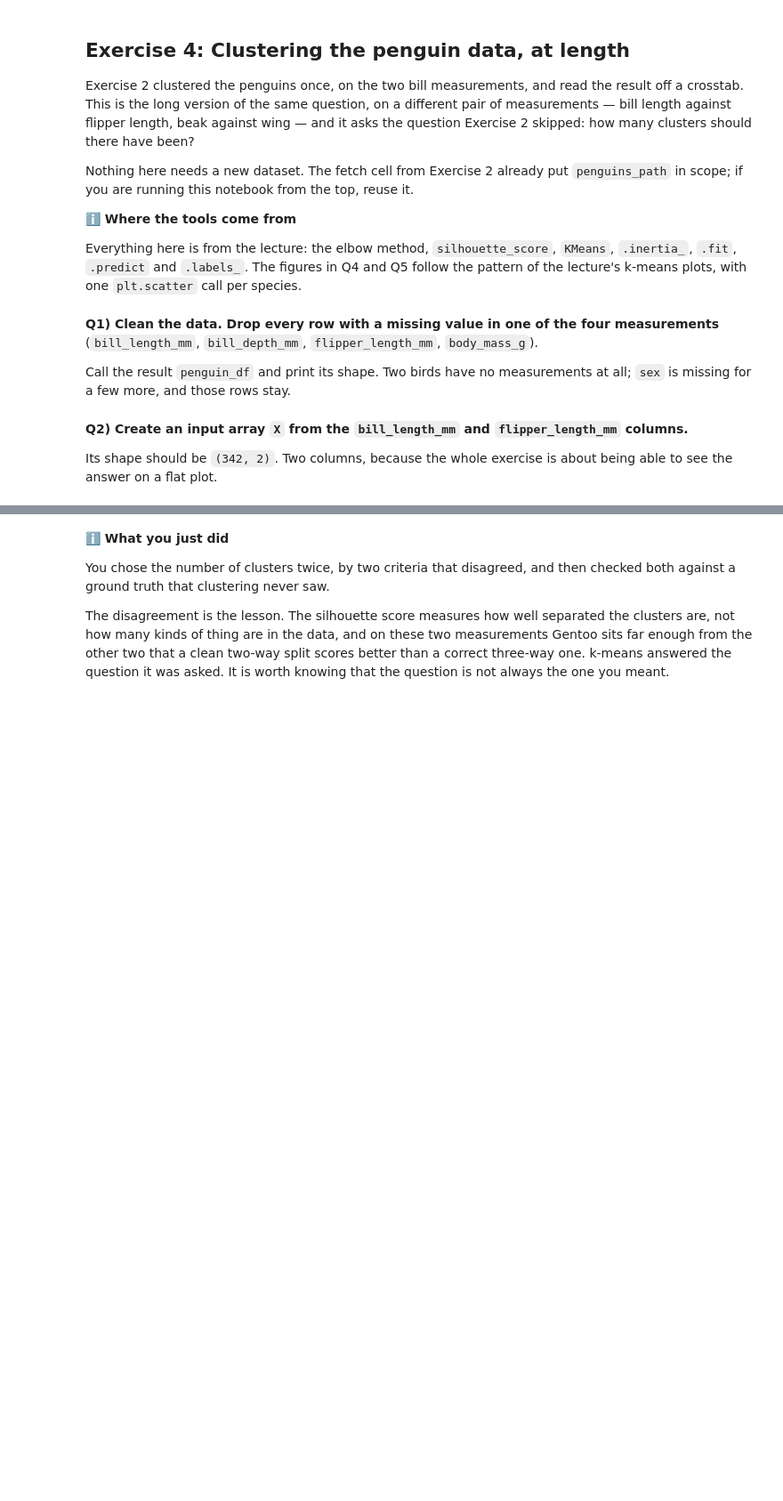
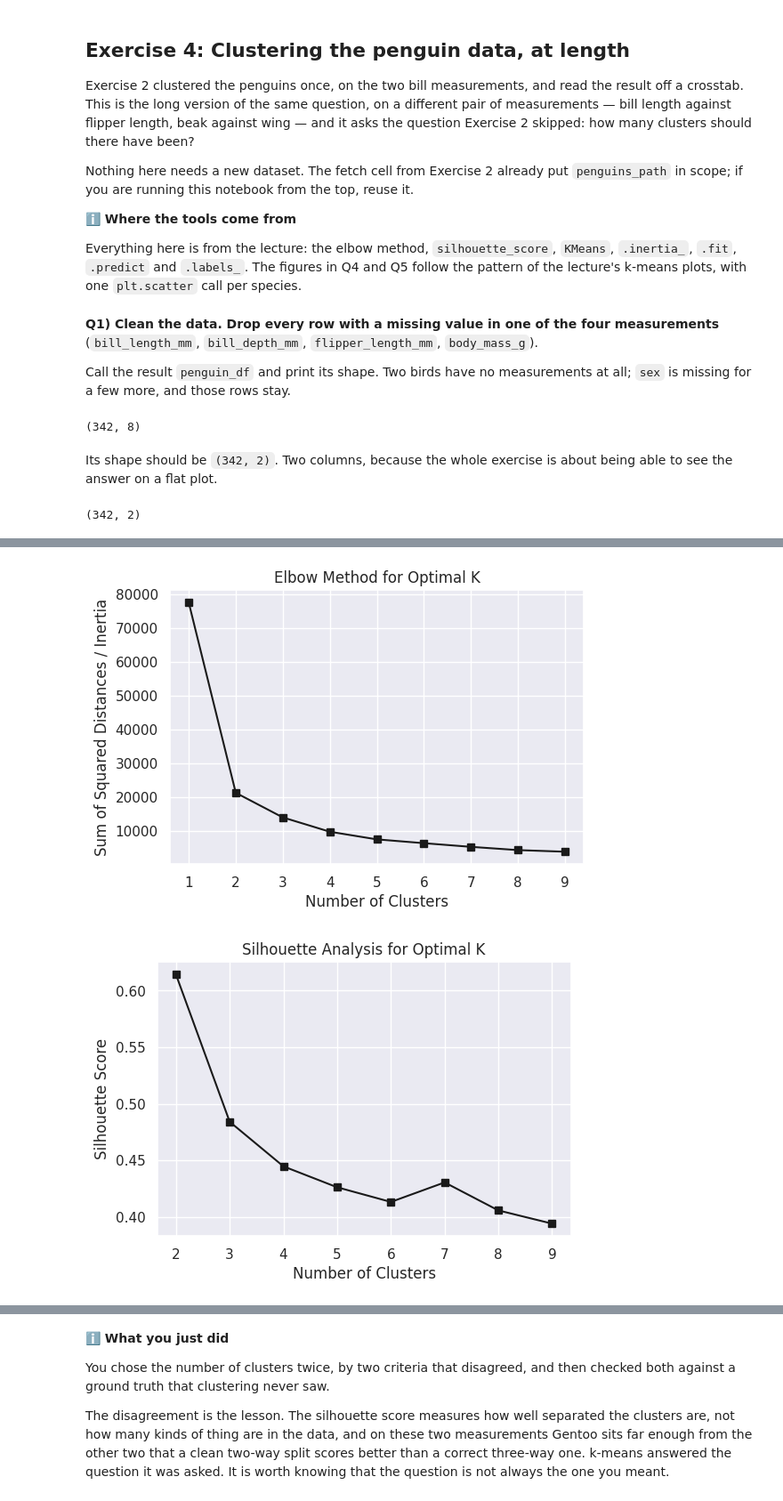
Before and after one commit to louisbetrisey/2026_Intro_Python, a Jupyter notebook: 1.8-statistical-foundations-and-ml-environmental-exercises.ipynb, the cells around one changed output, grey strips where cells are left out. Shown at 89% size. Cells and saved outputs as stored; diff of their text form; code cells hidden in the pictures; blank space fills up the shorter version.

```diff
--- a/1.8-statistical-foundations-and-ml-environmental-exercises.ipynb
+++ b/1.8-statistical-foundations-and-ml-environmental-exercises.ipynb
@@ -115,5 +211,14 @@ Call the result `penguin_df` and print its shape. Two birds have no measurements
+# %%
+import pandas as pd
+
+measurements = ["bill_length_mm", "bill_depth_mm", "flipper_length_mm", "body_mass_g"]
+
+penguin_df = pd.read_csv(penguins_path)
+penguin_df = penguin_df.dropna(subset=measurements)
+print(penguin_df.shape)       # (342, 8)
+# %% [output]
+(342, 8)
 # %% [markdown]
-**Q2) Create an input array `X` from the `bill_length_mm` and `flipper_length_mm` columns.**
 
 Its shape should be `(342, 2)`. Two columns, because the whole exercise is about being able to see
 the answer on a flat plot.
@@ -122,3 +225,8 @@ the answer on a flat plot.
+# %%
+X = penguin_df[["bill_length_mm", "flipper_length_mm"]].to_numpy()
+print(X.shape)      # (342, 2)
+# %% [output]
+(342, 2)
 # %% [markdown]
 **Q3) Train k-means over a range of k, and choose k twice — once by the elbow method and once
 by silhouette analysis.**
@@ -146,3 +252,46 @@ In a comment, say which k each method points at, and whether they agree.
+# %%
+import matplotlib.pyplot as plt
+from sklearn.cluster import KMeans
+from sklearn.metrics import silhouette_score
+
+# 1) Méthode du coude : inertie pour k = 1 à 9
+ks = range(1, 10)
+inertias = []
+for k in ks:
+    km = KMeans(n_clusters=k, n_init=10, random_state=0)
+    km.fit(X)
+    inertias.append(km.inertia_)
+
+plt.figure(figsize=(6, 4))
+plt.plot(ks, inertias, "ks-")
+plt.xlabel("Number of Clusters")
+plt.ylabel("Sum of Squared Distances / Inertia")
+plt.title("Elbow Method for Optimal K")
+plt.show()
+
+# 2) Silhouette : score pour k = 2 à 9
+ks_sil = range(2, 10)
+silhouettes = []
+for k in ks_sil:
+    km = KMeans(n_clusters=k, n_init=10, random_state=0)
+    km.fit(X)
+    silhouettes.append(silhouette_score(X, km.labels_))
+
+plt.figure(figsize=(6, 4))
+plt.plot(ks_sil, silhouettes, "ks-")
+plt.xlabel("Number of Clusters")
+plt.ylabel("Silhouette Score")
+plt.title("Silhouette Analysis for Optimal K")
+plt.show()
+
+# Commentaire :
+# - Coude : l'inertie chute très fort de k=1 à k=2 (77 600 → 21 400),
+#   puis ne baisse plus que lentement → le coude est à k = 2.
+# - Silhouette : le score est maximal à k = 2 (0.61), puis baisse.
+# - Les deux méthodes sont d'accord : k = 2... alors qu'il y a 3 espèces !
+# %% [output]
+[figure, added]
+[figure, added]
 # %% [markdown]
 **Q4) Cluster with k = 3 and compare the result against the true species.**
 
```
Also changed, not shown: parts of 32 cells of this notebook.
